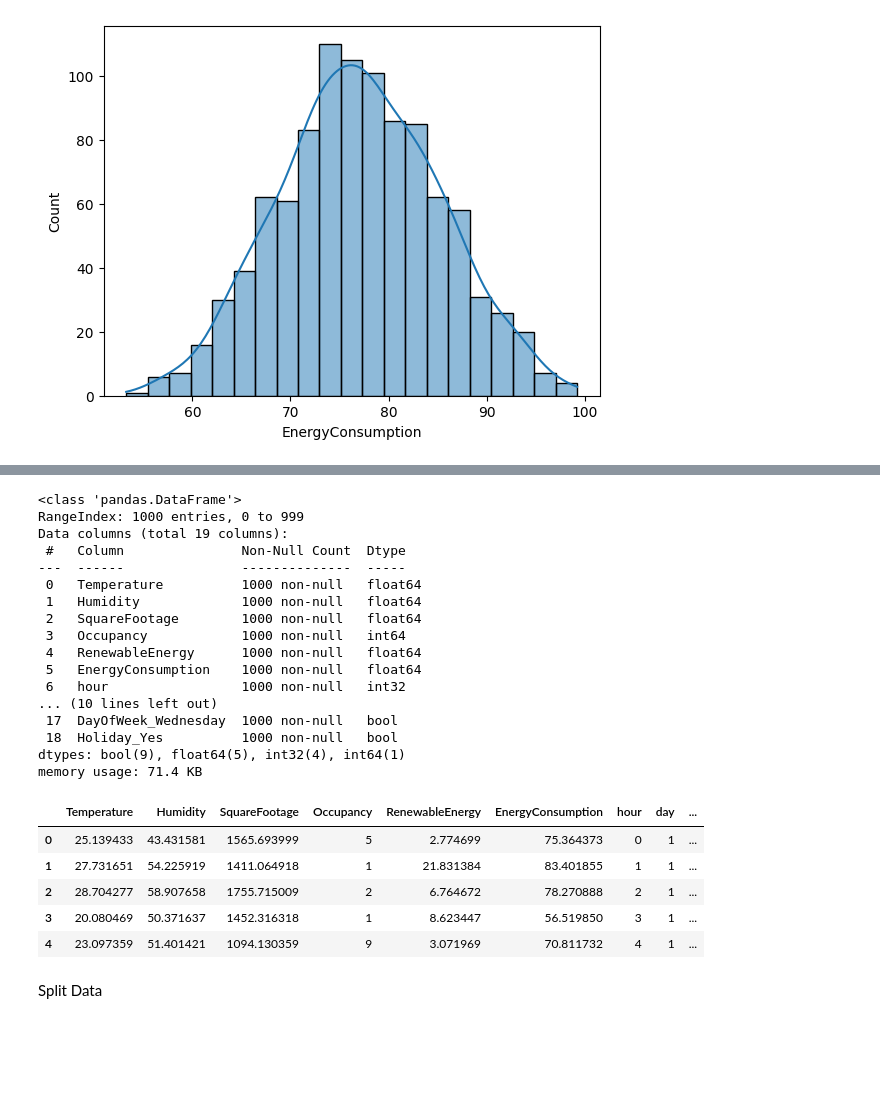
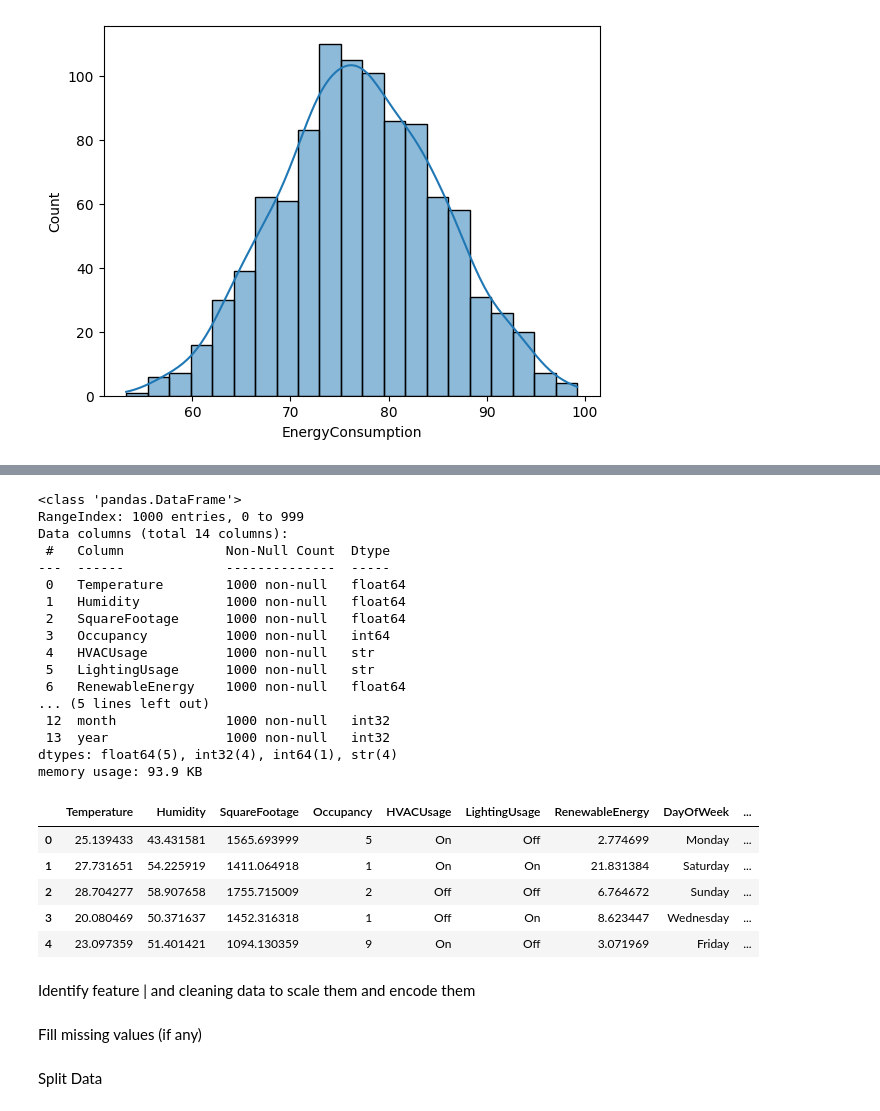
Before and after one commit to KanekiEzz/Energy-consumption-prediction, a Jupyter notebook: notebooks/01_eda.ipynb, the cells around one changed output, grey strips where cells are left out. Cells and saved outputs as stored; diff of their text form; code cells hidden in the pictures; blank space fills up the shorter version.

```diff
--- a/notebooks/01_eda.ipynb
+++ b/notebooks/01_eda.ipynb
@@ -50,34 +61,52 @@ plt.show()
 # %%
 df["Timestamp"] = pd.to_datetime(df["Timestamp"])
 df["hour"] = df["Timestamp"].dt.hour
 df["day"] = df["Timestamp"].dt.day
 df["month"] = df["Timestamp"].dt.month
 df["year"] = df["Timestamp"].dt.year
 df = df.drop("Timestamp", axis=1)
-df = pd.get_dummies(df, drop_first=True)
+# df = pd.get_dummies(df, drop_first=True)
 df.info()
 df.head()
 # %% [output]
 <class 'pandas.DataFrame'>
 RangeIndex: 1000 entries, 0 to 999
-Data columns (total 19 columns):
- #   Column               Non-Null Count  Dtype
----  ------               --------------  -----
- 0   Temperature          1000 non-null   float64
- 1   Humidity             1000 non-null   float64
- 2   SquareFootage        1000 non-null   float64
- 3   Occupancy            1000 non-null   int64
- 4   RenewableEnergy      1000 non-null   float64
- 5   EnergyConsumption    1000 non-null   float64
- 6   hour                 1000 non-null   int32
-... (10 lines left out)
- 17  DayOfWeek_Wednesday  1000 non-null   bool
- 18  Holiday_Yes          1000 non-null   bool
-dtypes: bool(9), float64(5), int32(4), int64(1)
-memory usage: 71.4 KB
+Data columns (total 14 columns):
+ #   Column             Non-Null Count  Dtype
+---  ------             --------------  -----
+ 0   Temperature        1000 non-null   float64
+ 1   Humidity           1000 non-null   float64
+ 2   SquareFootage      1000 non-null   float64
+ 3   Occupancy          1000 non-null   int64
+ 4   HVACUsage          1000 non-null   str
+ 5   LightingUsage      1000 non-null   str
+ 6   RenewableEnergy    1000 non-null   float64
+... (5 lines left out)
+ 12  month              1000 non-null   int32
+ 13  year               1000 non-null   int32
+dtypes: float64(5), int32(4), int64(1), str(4)
+memory usage: 93.9 KB
-|  | Temperature | Humidity | SquareFootage | Occupancy | RenewableEnergy | EnergyConsumption | hour | day | ... |
-| 0 | 25.139433 | 43.431581 | 1565.693999 | 5 | 2.774699 | 75.364373 | 0 | 1 | ... |
-| 1 | 27.731651 | 54.225919 | 1411.064918 | 1 | 21.831384 | 83.401855 | 1 | 1 | ... |
-| 2 | 28.704277 | 58.907658 | 1755.715009 | 2 | 6.764672 | 78.270888 | 2 | 1 | ... |
-| 3 | 20.080469 | 50.371637 | 1452.316318 | 1 | 8.623447 | 56.519850 | 3 | 1 | ... |
-| 4 | 23.097359 | 51.401421 | 1094.130359 | 9 | 3.071969 | 70.811732 | 4 | 1 | ... |
+|  | Temperature | Humidity | SquareFootage | Occupancy | HVACUsage | LightingUsage | RenewableEnergy | DayOfWeek | ... |
+| 0 | 25.139433 | 43.431581 | 1565.693999 | 5 | On | Off | 2.774699 | Monday | ... |
+| 1 | 27.731651 | 54.225919 | 1411.064918 | 1 | On | On | 21.831384 | Saturday | ... |
+| 2 | 28.704277 | 58.907658 | 1755.715009 | 2 | Off | Off | 6.764672 | Sunday | ... |
+| 3 | 20.080469 | 50.371637 | 1452.316318 | 1 | Off | On | 8.623447 | Wednesday | ... |
+| 4 | 23.097359 | 51.401421 | 1094.130359 | 9 | On | Off | 3.071969 | Friday | ... |
+# %% [markdown]
+Identify feature | and cleaning data to scale them and encode them
+<!--
+  0   Timestamp          1000 non-null   str
+
+  5   HVACUsage          1000 non-null   str
+  6   LightingUsage      1000 non-null   str
+  8   DayOfWeek          1000 non-null   str
+  9   Holiday            1000 non-null   str
+
+  1   Temperature        1000 non-null   float64
+  2   Humidity           1000 non-null   float64
+  3   SquareFootage      1000 non-null   float64
+  4   Occupancy          1000 non-null   int64
+  7   RenewableEnergy    1000 non-null   float64
+
+  10  EnergyConsumption  1000 non-null   float64
+  -->
@@ -83,0 +118,2 @@ memory usage: 71.4 KB
+# %% [markdown]
+Fill missing values (if any)
```
Also changed, not shown: parts of 7 cells of this notebook, 4 other files.
